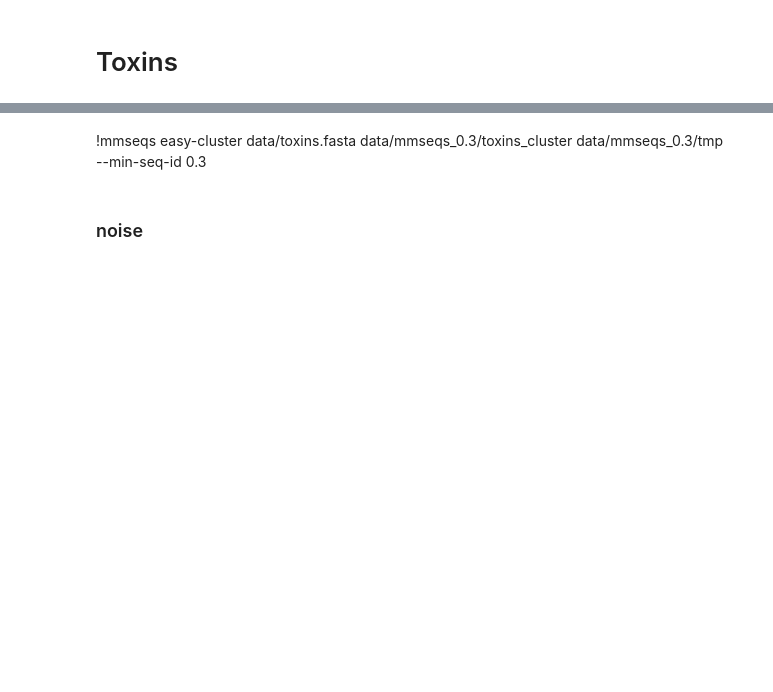
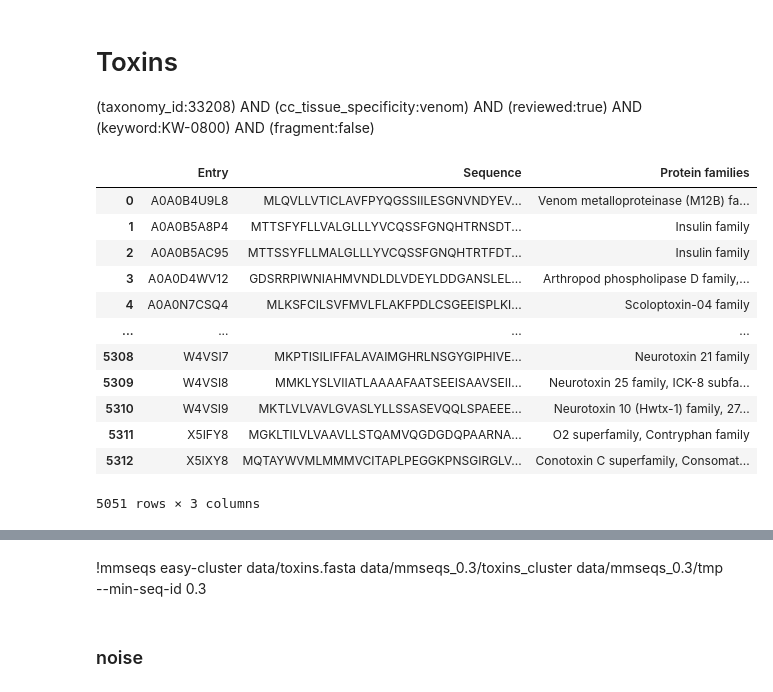
Before and after one commit to Sisistern123/ToxFam, a Jupyter notebook: notebooks/0_preprocessing.ipynb, the cells around one changed output, grey strips where cells are left out. Cells and saved outputs as stored; diff of their text form; code cells hidden in the pictures; blank space fills up the shorter version.

```diff
--- a/notebooks/0_preprocessing.ipynb
+++ b/notebooks/0_preprocessing.ipynb
@@ -5,11 +5,26 @@ import numpy as np
 from sklearn.utils import shuffle
 # %% [markdown]
 # Toxins
+(taxonomy_id:33208) AND (cc_tissue_specificity:venom) AND (reviewed:true) AND (keyword:KW-0800) AND (fragment:false)
 # %%
-tox = pd.read_csv('./data/toxins.tsv', sep='\t')
+tox = pd.read_csv('../data/raw/tox.tsv', sep='\t')
 tox = tox.dropna(subset=["Protein families"])
 
 tox
+# %% [output]
+|  | Entry | Sequence | Protein families |
+| 0 | A0A0B4U9L8 | MLQVLLVTICLAVFPYQGSSIILESGNVNDYEV... | Venom metalloproteinase (M12B) fa... |
+| 1 | A0A0B5A8P4 | MTTSFYFLLVALGLLLYVCQSSFGNQHTRNSDT... | Insulin family |
+| 2 | A0A0B5AC95 | MTTSSYFLLMALGLLLYVCQSSFGNQHTRTFDT... | Insulin family |
+| 3 | A0A0D4WV12 | GDSRRPIWNIAHMVNDLDLVDEYLDDGANSLEL... | Arthropod phospholipase D family,... |
+| 4 | A0A0N7CSQ4 | MLKSFCILSVFMVLFLAKFPDLCSGEEISPLKI... | Scoloptoxin-04 family |
+| ... | ... | ... | ... |
+| 5308 | W4VSI7 | MKPTISILIFFALAVAIMGHRLNSGYGIPHIVE... | Neurotoxin 21 family |
+| 5309 | W4VSI8 | MMKLYSLVIIATLAAAAFAATSEEISAAVSEII... | Neurotoxin 25 family, ICK-8 subfa... |
+| 5310 | W4VSI9 | MKTLVLVAVLGVASLYLLSSASEVQQLSPAEEE... | Neurotoxin 10 (Hwtx-1) family, 27... |
+| 5311 | X5IFY8 | MGKLTILVLVAAVLLSTQAMVQGDGDQPAARNA... | O2 superfamily, Contryphan family |
+| 5312 | X5IXY8 | MQTAYWVMLMMMVCITAPLPEGGKPNSGIRGLV... | Conotoxin C superfamily, Consomat... |
+5051 rows × 3 columns
 # %%
 tox['Protein families'] = tox['Protein families'].str.split(',').str[0]
 tox['Protein families'] = tox['Protein families'].str.split(';').str[0]
```
Also changed, not shown: parts of 17 cells of this notebook, 4 other files.
